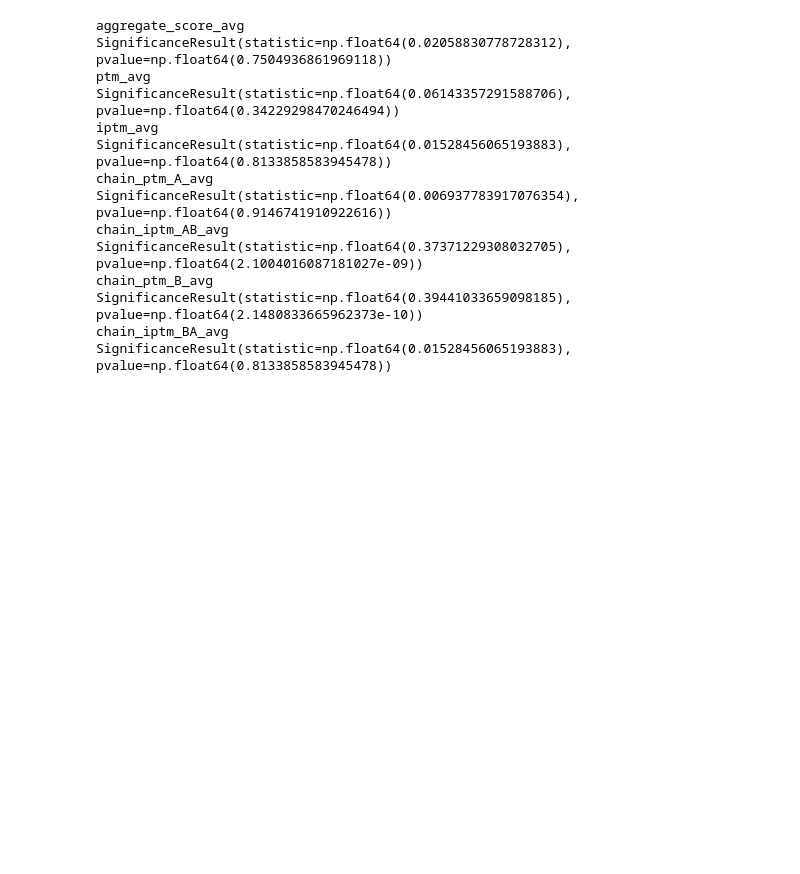
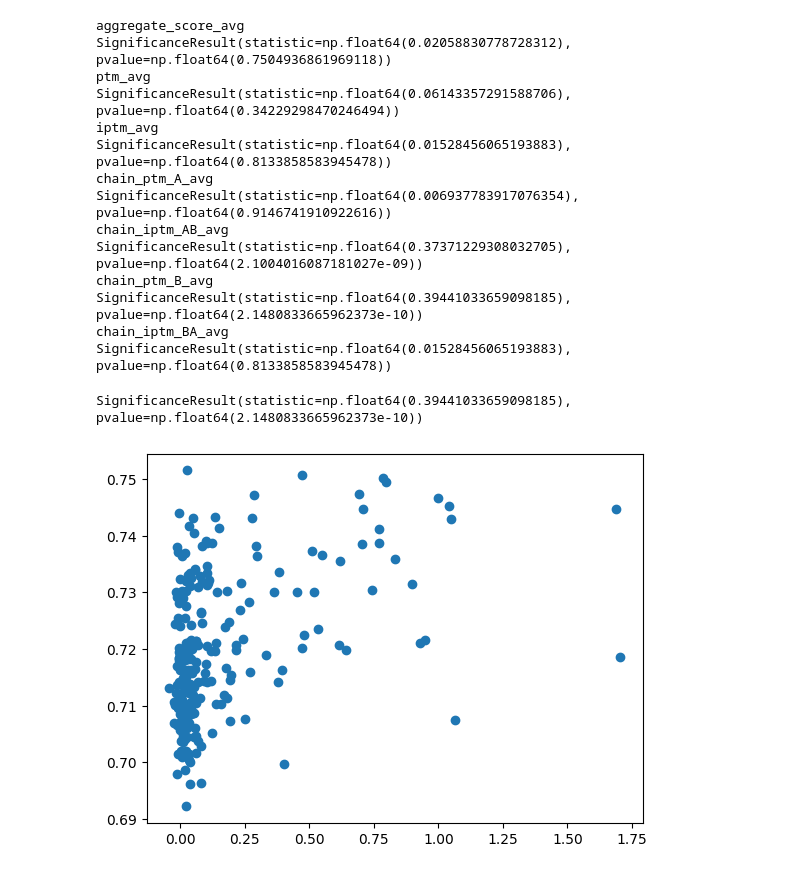
Before and after one commit to fhalab/substrate_aware_zs, a Jupyter notebook: sandbox/get_chai_corr.ipynb, the cells around one changed output. Saved outputs shown, nothing was run; the diff lists cells and outputs as text; code cells hidden in the pictures; blank space fills up the shorter version.

```diff
--- a/sandbox/get_chai_corr.ipynb
+++ b/sandbox/get_chai_corr.ipynb
@@ -169,0 +149,6 @@ SignificanceResult(statistic=np.float64(0.01528456065193883), pvalue=np.float64(
+# %%
+plt.scatter(merged_df["fitness"].values, merged_df["chain_ptm_B_avg"].values)
+spearmanr(merged_df["fitness"].values, merged_df["chain_ptm_B_avg"].values)
+# %% [output]
+SignificanceResult(statistic=np.float64(0.39441033659098185), pvalue=np.float64(2.1480833665962373e-10))
+[figure, added]
```
Also changed, not shown: parts of 14 cells of this notebook, 7 other files.
